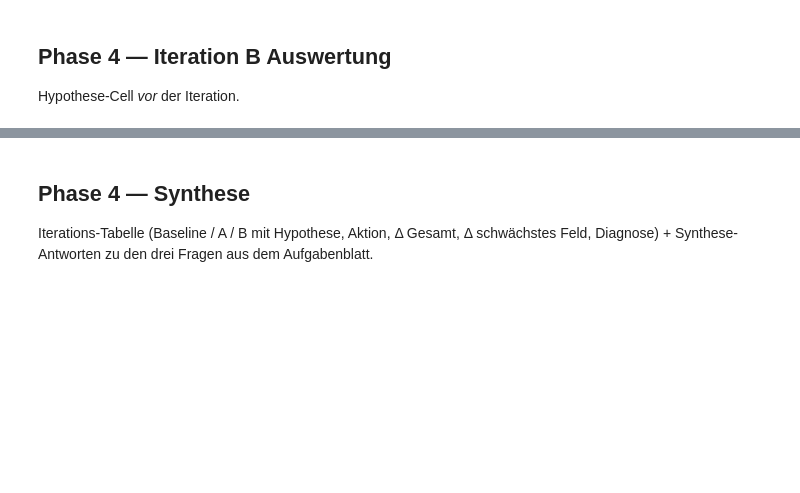
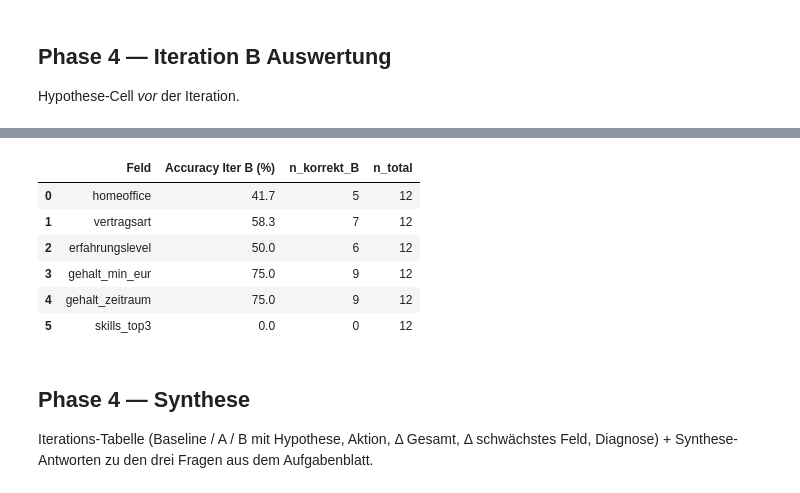
Before and after one commit to FabioBostanci/llm-workshop, a Jupyter notebook: notebooks/03_eval.ipynb, the cells around one changed output, grey strips where cells are left out. Cells and saved outputs as stored; diff of their text form; code cells hidden in the pictures; blank space fills up the shorter version.

```diff
--- a/notebooks/03_eval.ipynb
+++ b/notebooks/03_eval.ipynb
@@ -147,0 +258,86 @@ Hypothese-Cell *vor* der Iteration.
+# %%
+predictions_pfad_B = basispfad / "daten" / "predictions_iter_B.jsonl"
+
+# 2. Gold-Daten laden & säubern
+gold_df = pd.read_csv(gold_pfad, encoding="utf-8-sig", dtype=str)
+gold_df.columns = gold_df.columns.str.strip()
+gold_df = (
+    gold_df.rename(columns={"id": "refnr"})
+    if "id" in gold_df.columns
+    else gold_df.rename(columns={gold_df.columns[0]: "refnr"})
+)
+gold_df["refnr"] = gold_df["refnr"].str.strip()
+
+# 3. Predictions von Iteration B laden
+preds_eintraege_B = []
+with open(predictions_pfad_B, "r", encoding="utf-8") as f:
+    for zeile in f:
+        preds_eintraege_B.append(json.loads(zeile))
+preds_df_B = pd.DataFrame(preds_eintraege_B)
+preds_df_B["refnr"] = preds_df_B["refnr"].astype(str).str.strip()
+
+# 4. Joinen
+eval_df_B = gold_df.merge(preds_df_B, on="refnr", how="inner")
+print(
+    f"Erfolgreich gejoint: {len(eval_df_B)} Anzeigen. Parse-Fails: {eval_df_B['extracted'].isna().sum()}\n"
+)
+
+# 5. Accuracy-Berechnungsschleife für Iteration B
+felder = [
+    "homeoffice",
+    "vertragsart",
+    "erfahrungslevel",
+    "gehalt_min_eur",
+    "gehalt_zeitraum",
+    "skills_top3",
+]
+ergebnisse_B = []
+
+for feld in felder:
+    n_korrekt = 0
+    for _, row in eval_df_B.iterrows():
+        if row["extracted"] is None:
+            continue
+        w_gold = str(row[feld]).strip().lower() if pd.notna(row[feld]) else ""
+        w_pred = row["extracted"].get(feld)
+
+        if feld == "skills_top3":
+            g_set = set([s.strip() for s in w_gold.split("|") if s.strip()])
+            p_set = (
+                set([str(s).strip().lower() for s in w_pred])
+                if isinstance(w_pred, list)
+                else set()
+            )
+            if g_set == p_set:
+                n_korrekt += 1
+        elif "gehalt" in feld:
+            if w_gold in ["nan", "", "none"]:
+                w_gold = None
+            else:
+                try:
+                    w_gold = float(w_gold)
+                except ValueError:
+                    pass
+            if w_gold == w_pred:
+                n_korrekt += 1
+        else:
+            w_pred_str = (
+                str(w_pred).strip().lower() if w_pred is not None else "none"
+            )
+            if w_gold == w_pred_str:
+                n_korrekt += 1
+
+    ergebnisse_B.append(
+        {
+            "Feld": feld,
+            "Accuracy Iter B (%)": round((n_korrekt / len(eval_df_B)) * 100, 1),
+            "n_korrekt_B": n_korrekt,
+            "n_total": len(eval_df_B),
+        }
+    )
+
+ergebnis_df_B = pd.DataFrame(ergebnisse_B)
+
+# 6. Reiner Pandas-Output für die Jupyter-Tabelle
+ergebnis_df_B
+# %% [output]
@@ -148,3 +345,10 @@ Hypothese-Cell *vor* der Iteration.
+|  | Feld | Accuracy Iter B (%) | n_korrekt_B | n_total |
+| 0 | homeoffice | 41.7 | 5 | 12 |
+| 1 | vertragsart | 58.3 | 7 | 12 |
+| 2 | erfahrungslevel | 50.0 | 6 | 12 |
+| 3 | gehalt_min_eur | 75.0 | 9 | 12 |
+| 4 | gehalt_zeitraum | 75.0 | 9 | 12 |
+| 5 | skills_top3 | 0.0 | 0 | 12 |
 # %% [markdown]
 ## Phase 4 — Synthese
 
```
Also changed, not shown: parts of 12 cells of this notebook, 6 other files.
